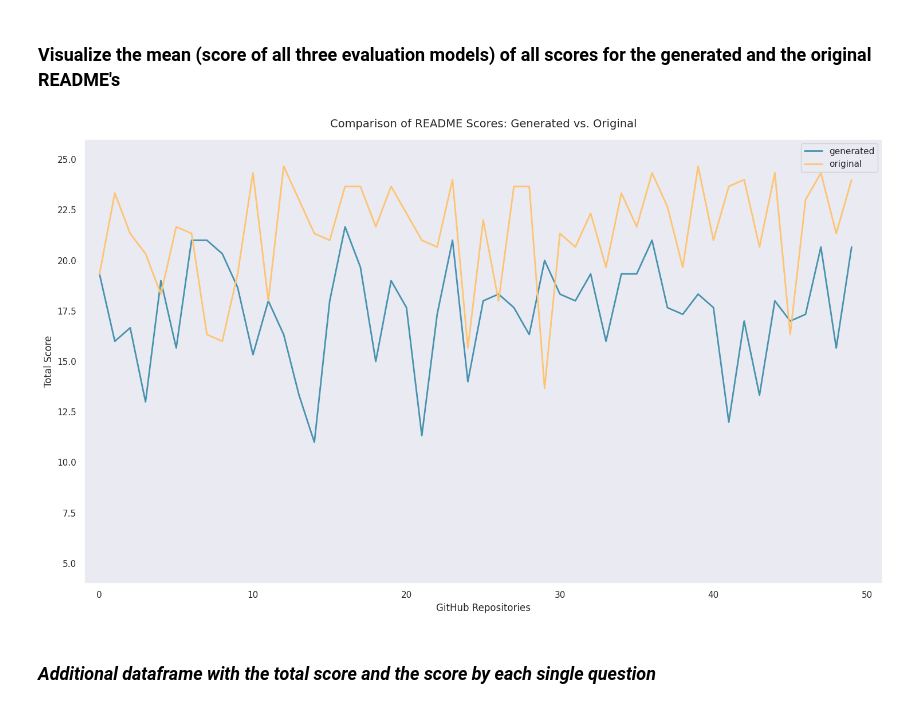
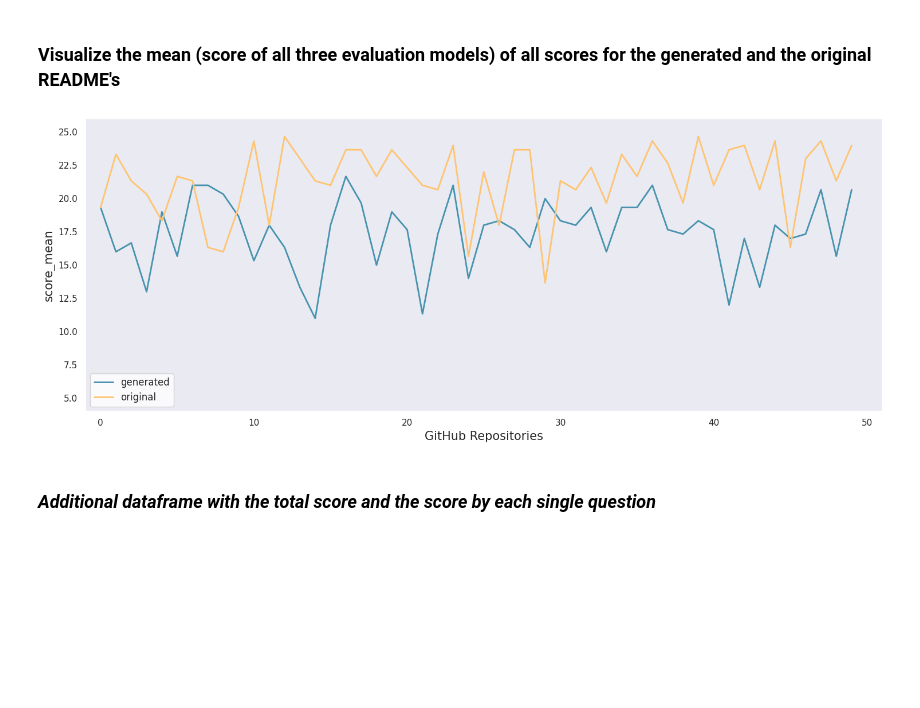
Before and after one commit to df1000/ma_automated_documentation, a Jupyter notebook: evaluate_results/02_evaluate_df_jamba.ipynb, the cells around one changed output. Saved outputs shown, nothing was run; the diff lists cells and outputs as text; code cells hidden in the pictures; blank space fills up the shorter version.

Commit message:
fix plots and calculate meterics

```diff
--- a/evaluate_results/02_evaluate_df_jamba.ipynb
+++ b/evaluate_results/02_evaluate_df_jamba.ipynb
@@ -621,22 +627,26 @@ with sns.axes_style('white'): # applies white Seaborn style for axes
     j_score_g = df_eval_jamba['total_score_g']
     j_score_o = df_eval_jamba['total_score_o']
 
+    ax[0].plot(l_score_g, label='llama-3.1-8b', color='#4793AF')
+    ax[0].plot(r_score_g, label='reka-flash', color='#FFC470')
     ax[0].plot(j_score_g, label='jamba-1.5-mini', color='#DD5746')
-    ax[0].plot(l_score_g, label='llama3.1-8b', color='#4793AF')
-    ax[0].plot(r_score_g, label='reka-flash', color='#FFC470')
 
-    ax[0].set_title("Scores of Genearted README's")
-    ax[0].legend(loc=3, fontsize=10, facecolor='white')
+    ax[0].set_title("Scores of Genearted READMEs", fontsize=17)
+    ax[0].legend(loc=3, fontsize=12, facecolor='white')
+    ax[0].set_ylabel('score_sum', fontsize=15)
     ax[0].set_xlim(-1,51)
+    ax[0].set_xlabel('GitHub Repository', fontsize=15)
     ax[0].set_ylim(4,26)
 
+    ax[1].plot(l_score_o, label='llama-3.1-8b', color='#4793AF')
+    ax[1].plot(r_score_o, label='reka-flash', color='#FFC470')
     ax[1].plot(j_score_o, label='jamba-1.5-mini', color='#DD5746')
-    ax[1].plot(l_score_o, label='llama3.1-8b', color='#4793AF')
-    ax[1].plot(r_score_o, label='reka-flash', color='#FFC470')
 
-    ax[1].set_title("Scores of Original README's")
-    ax[1].legend(loc=3, fontsize=10, facecolor='white')
+    ax[1].set_title("Scores of Original READMEs", fontsize=17)
+    ax[1].legend(loc=3, fontsize=12, facecolor='white')
+    ax[1].set_ylabel('score_sum', fontsize=15)
     ax[1].set_xlim(-1,51)
+    ax[1].set_xlabel('GitHub Repository', fontsize=15)
     ax[1].set_ylim(4,26)
 
     plt.grid(visible=False) # turn of grid
@@ -727,30 +739,30 @@ df_jamba_com.describe()
 # %%
 # colors = ['#4793AF', '#FFC470', '#DD5746']
 
 with sns.axes_style('white'): # use sns style for axis
     sns.set_theme(style='dark') # set theme
-    fig, ax = plt.subplots(figsize=(15, 9)) # define figure and primary axis
+    fig, ax = plt.subplots(figsize=(15, 6)) # define figure and primary axis
 
     x_labels = df_jamba_com['id'] # ids of repositories
     x_numeric = np.arange(len(x_labels))  # numeric range with same length as x_labels (for trend numeric values are required)
     y_score_g = df_jamba_com['score_g'] # number of summaries for each repository
     y_score_o = df_jamba_com['score_o'] # total score of the genearted README's
 
     ax.plot(x_numeric, y_score_g, label='generated', color='#4793AF', linewidth=2)
     ax.plot(x_numeric, y_score_o, label='original', color='#FFC470', linewidth=2)
-    ax.set_xlabel('GitHub Repository')
-    ax.set_ylabel('Total Score')
+    ax.set_xlabel('GitHub Repository', fontsize=15)
+    ax.set_ylabel('score_mean', fontsize=15)
     ax.tick_params(axis='y')
 
     ax.set_xlabel('GitHub Repositories') # set label for x-axis
     ax.set_xlim(-1,51)
     ax.set_ylim(4,26)
 
-    plt.legend()
-    plt.title("Comparison of README Scores: Generated vs. Original",fontsize=14, pad=15) # set title
+    plt.legend(facecolor='white', fontsize=12)
+    #plt.title("Comparison of README Scores: Generated vs. Original",fontsize=14, pad=15) # set title
     fig.tight_layout()
     plt.show() # show plot
 
 sns.reset_defaults() # reset sns changes
 # %% [output]
-[figure, old version]
+[figure, new version]
```
Also changed, not shown: parts of 20 cells of this notebook, 3 other files.
